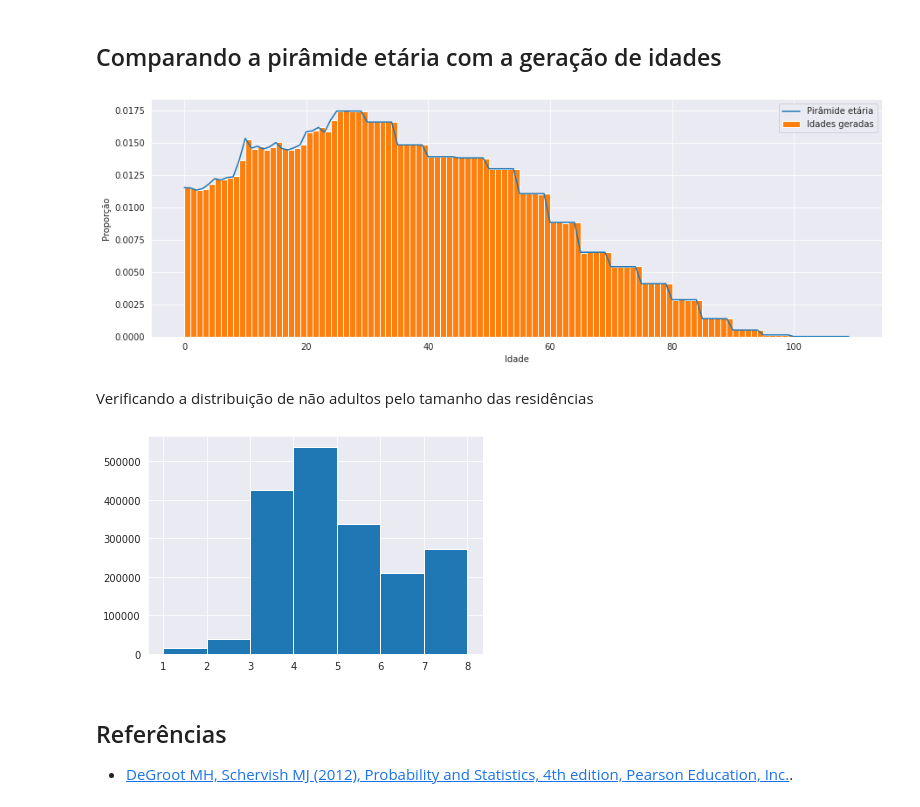
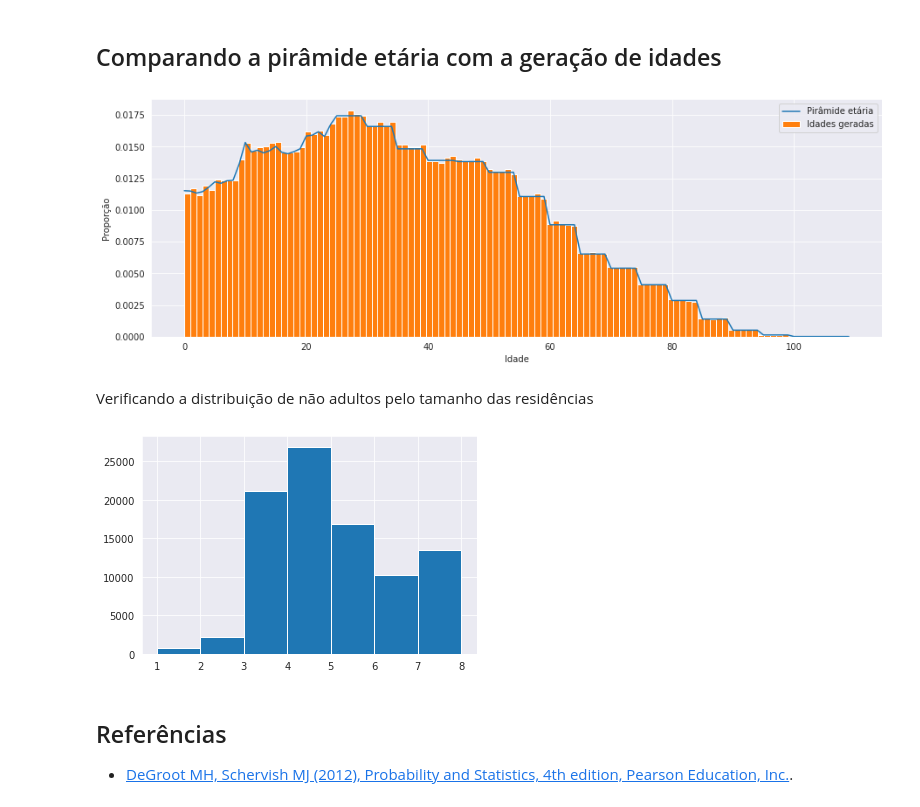
Before and after one commit to ModSiming/EpiSiming, a Jupyter notebook: notebooks/01.04-Atributos_de_idade_e_infectividade.ipynb, the cells around one changed output. Cells and saved outputs as stored; diff of their text form; code cells hidden in the pictures.

```diff
--- a/notebooks/01.04-Atributos_de_idade_e_infectividade.ipynb
+++ b/notebooks/01.04-Atributos_de_idade_e_infectividade.ipynb
@@ -203,7 +203,7 @@ Com isso podemos seguir o seguinte algoritmo na geração das idades
 
 - Para residências com mais de **2** moradores, sorteamos baseado na pirâmide etária a idade dos outros moradores
 # %%
-rio = episiming.scenes.RiodeJaneiro(1/1)
+rio = episiming.scenes.RiodeJaneiro(1/20)
 # %%
 %%time
 res = (len(rio.res_sizes_dens) +1)*[[]]
@@ -332,25 +332,29 @@ def gen_pop_age(res, res_size, weights, age_groups, n_pop, adult_age = 19, two_r
     """
     n_ages = len(weights)
     ages = -1 * np.ones(n_pop, int)
-    max_people = np.ceil(n_pop * weights / sum(weights))
+    max_people = np.ceil((n_pop * weights) / sum(weights))
     aux = np.random.rand(n_pop)
     age_range = [(np.tanh(i * (age_groups - adult_age)) + 1) / 2 for i in [2/3, -2/3]]
     rng_ages = range(n_ages)
 
     ages_res_adults = np.random.choice(rng_ages, p = weighted(max_people*age_range[0]), size = len(res))
-    ages_res_two = np.random.choice(rng_ages, p = weighted(max_people * (age_range[1] if np.random.rand() > two_res_prob else age_range[0])), size = np.count_nonzero(res_size == 2))
     k_adults = 0
-    k_two_size = 0
     for i in res:
         if len(i) > 0:
             ages[i[0]] = ages_res_adults[k_adults]
             max_people[ages[i[0]]] -= 1
             k_adults += 1
-            if len(i) == 2:
-                ages[i[1]] = ages_res_two[k_two_size]
-                max_people[ages[i[1]]] -= 1
-                k_two_size +=1
 
+    max_people[max_people < 0] = 0
+    ages_res_two = np.random.choice(rng_ages, p = weighted(max_people * (age_range[1] if np.random.rand() > two_res_prob else age_range[0])), size = np.count_nonzero(res_size == 2))
+    k_two_size = 0
+    for i in res:
+        if len(i) == 2:
+            ages[i[1]] = ages_res_two[k_two_size]
+            max_people[ages[i[1]]] -= 1
+            k_two_size +=1
+
+    max_people[max_people < 0] = 0
     ages_res = np.random.choice(range(n_ages), p = weighted(max_people), size = np.count_nonzero(ages == -1))
     j = 0
     for i in res:
@@ -370,13 +374,13 @@ Wall time: 9.5 s
 # %%
 plt.figure(figsize=(15,5))
 plt.plot(age_fractions, label = 'Pirâmide etária')
-ax = plt.hist(ages, density = True, bins = 109, label = 'Idades geradas')
+ax = plt.hist(ages, density = True, bins = 110, label = 'Idades geradas')
 plt.ylabel('Proporção')
 plt.xlabel('Idade')
 plt.legend()
 plt.show()
 # %% [output]
-[figure, old version]
+[figure, new version]
 # %% [markdown]
 Verificando a distribuição de não adultos pelo tamanho das residências
 # %%
@@ -387,7 +391,7 @@ tam_menores = [len(rio.res_pop[rio.pop_res[m]]) for m in menores]
 plt.hist(tam_menores, bins = 7)
 plt.show()
 # %% [output]
-[figure, old version]
+[figure, new version]
 # %% [markdown]
 ## Referências
 
```
Also changed, not shown: parts of 7 cells of this notebook, 1 other file.
